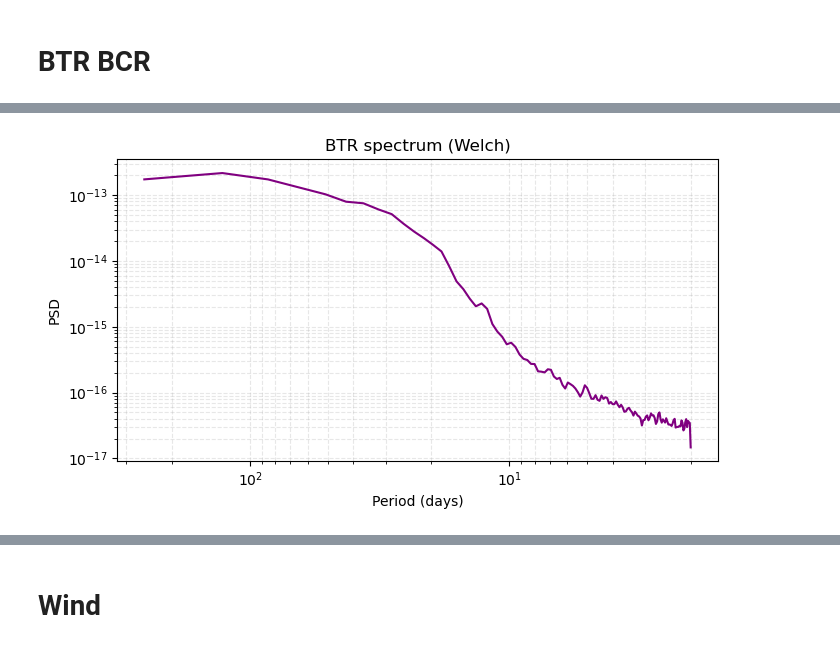
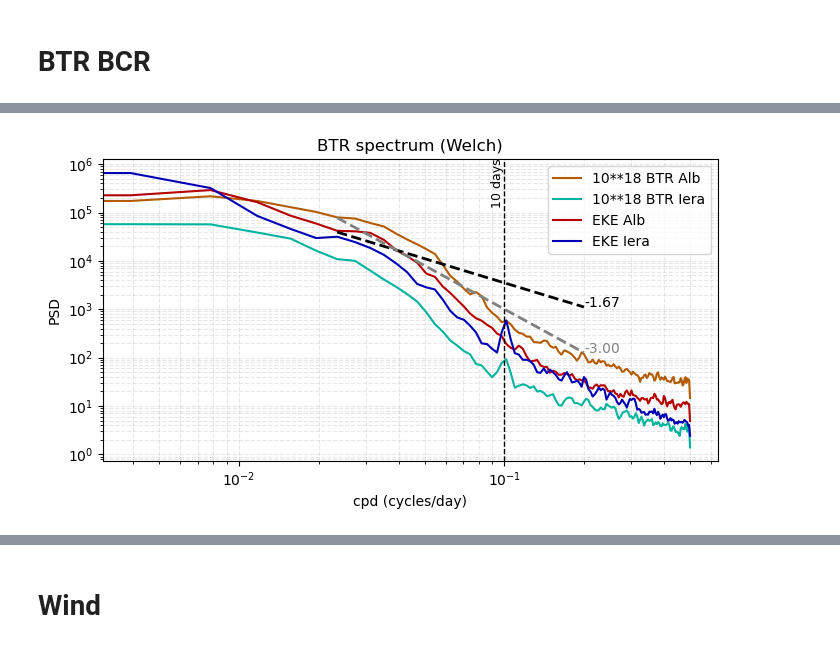
Before and after one commit to phargous/E_transfers, a Jupyter notebook: code/notebooks/1Training.ipynb, the cells around one changed output, grey strips where cells are left out. Cells and saved outputs as stored; diff of their text form; code cells hidden in the pictures.

```diff
--- a/code/notebooks/1Training.ipynb
+++ b/code/notebooks/1Training.ipynb
@@ -106,8 +126,17 @@ dudx = umean.differentiate("lon") / dx
 dudy = umean.differentiate("lat") / dy
 dvdx = vmean.differentiate("lon") / dx
 dvdy = vmean.differentiate("lat") / dy
+#BTR terms
+btr_zonal = -uu * dudx  #zonal stretching
+btr_meridional = -vv * dvdy #meridional stretching
+btr_shear = -uv * (dvdx + dudy) #shear crossed
 # Compute the BTR
-btr_t = -(uu * dudx + uv * (dvdx + dudy) + vv * dvdy)
-btr = btr_t.mean(dim='time')
+btr_med = btr_zonal + btr_meridional + btr_shear
+btr_med_mean = btr_med.mean(dim='time')
 # %%
-btr_t_alb = subset_region(btr_t, lonmin=lonmin_alb, lonmax=lonmax_alb, latmin=latmin_alb, latmax=latmax_alb)
+btr_alb = subset_region(btr_med, lonmin=lonmin_alb, lonmax=lonmax_alb, latmin=latmin_alb, latmax=latmax_alb)
+btr_iera = subset_region(btr_med, lonmin=lonmin_iera, lonmax=lonmax_iera, latmin=latmin_iera, latmax=latmax_iera)
+
+btr_alb_mean = btr_alb.mean(('lat', 'lon'))
+btr_iera_mean = btr_iera.mean(('lat', 'lon'))
+btr_med_mean = btr_med.mean(('lat', 'lon'))
@@ -215,41 +226,69 @@ plt.show()
 # %%
-
-# enlever NaN
-btr_clean = btr.fillna(0).values
-eke_clean = eke.fillna(0).values
-
 # fréquence d’échantillonnage (IMPORTANT)
 # 1 point/jour → fs = 1
 fs = 1
 
 # Welch
-freqs, psd = welch(
-    btr_clean,
-    fs=fs,
-    nperseg=256,
-    detrend="linear"
-)
+freqs, psd_btr_alb_mean = welch(btr_alb_mean, fs=fs, nperseg=256, detrend="linear")
+freqs, psd_eke_alb = welch(eke_alb, fs=fs, nperseg=256, detrend="linear")
 
-
-freqs, psd_eke = welch(eke_clean, fs=fs, nperseg=256)
-
+freqs, psd_btr_iera_mean = welch(btr_iera_mean, fs=fs, nperseg=256, detrend="linear")
+freqs, psd_eke_iera = welch(eke_iera, fs=fs, nperseg=256, detrend="linear")
 
 
 period = 1 / freqs
 
 fig, ax = plt.subplots(figsize=(7,4))
 
-ax.loglog(period, psd, color="purple")
+ax.loglog(freqs, psd_btr_alb_mean*10**18, color="#B45A00", label="10**18 BTR Alb")
+ax.loglog(freqs, psd_btr_iera_mean*10**18, color="#00B49F", label="10**18 BTR Iera")
+ax.loglog(freqs, psd_eke_alb, color="#B40000", label="EKE Alb")
+ax.loglog(freqs, psd_eke_iera, color="#0300B4", label="EKE Iera")
 
-ax.set_xlabel("Period (days)")
+ax.set_xlabel("cpd (cycles/day)")
 ax.set_ylabel("PSD")
 ax.set_title("BTR spectrum (Welch)")
+ax.legend()
 
-ax.invert_xaxis()  # grandes échelles à gauche ✅
+periods_days = [10]
+for p in periods_days:
+    freq = 1 / p
+    ax.axvline(freq, color="black", linestyle="--", linewidth=1)
+    ax.text(freq, ax.get_ylim()[1] * 0.1,   # position verticale automatique
+        f"{p} days", rotation=90, va="bottom", ha="right", fontsize=9)
+
+
+
+# --- pentes ---
+slopes = [-5/3, -3]
+colors = ["black", "gray"]
+
+f_ref = freqs[10]
+scale = psd_eke_alb[10]
+
+for slope_exp, c in zip(slopes, colors):
+
+    mask = (freqs > 0.02) & (freqs < 0.2)
+
+    slope = (freqs[mask] / f_ref) ** (slope_exp)
+    slope *= scale
+
+    ax.loglog(freqs[mask], slope, color=c, linestyle="--", linewidth=2)
+
+    # annotation sur le plot
+    ax.text(
+        freqs[mask][-1],   # position x
+        slope[-1],         # position y
+        f"{slope_exp:.2f}",
+        fontsize=10,
+        color=c
+    )
+
+
 
 ax.grid(True, which="both", linestyle="--", alpha=0.3)
 
 plt.tight_layout()
 plt.show()
 # %% [output]
-[figure, old version]
+[figure, new version]
```
Also changed, not shown: parts of 24 cells of this notebook, 5 other files.
